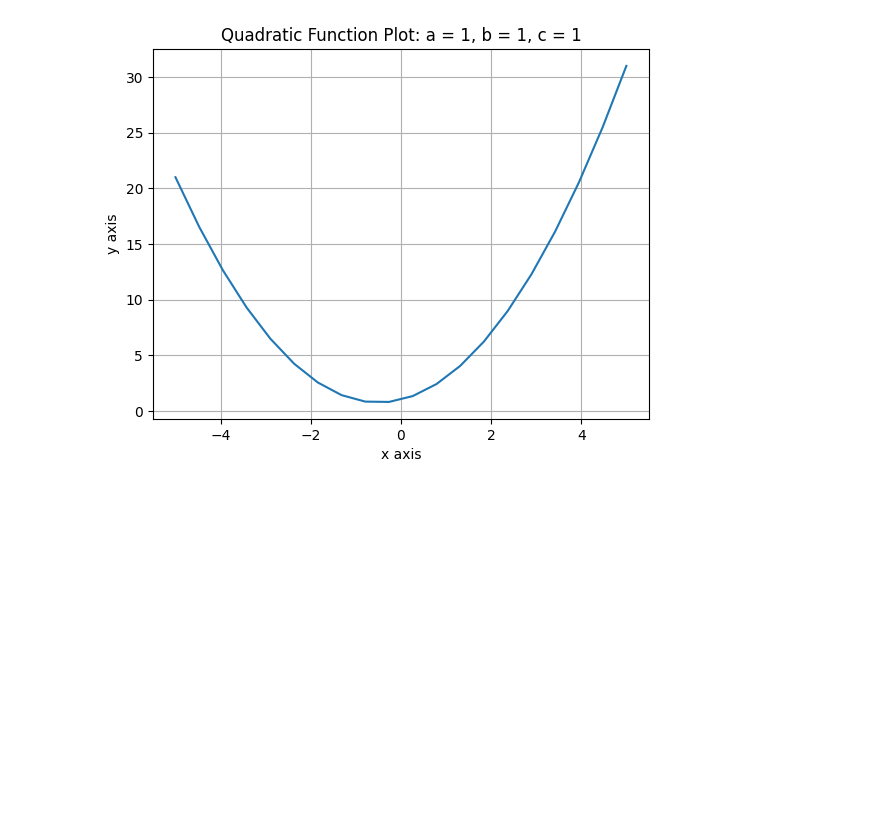
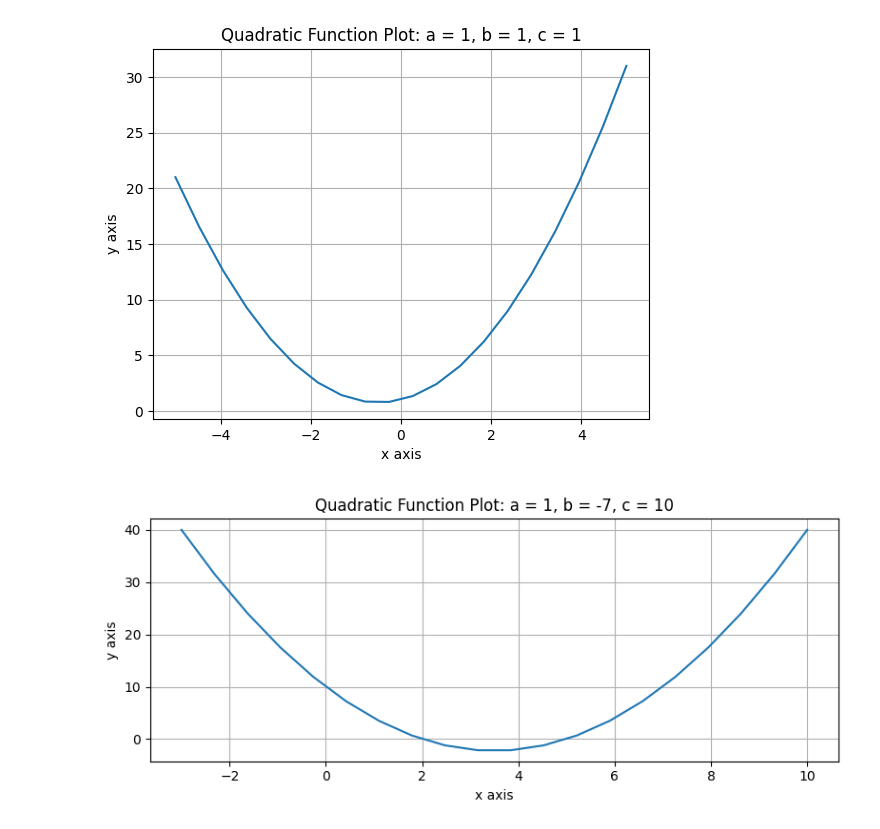
Before and after one commit to ProactiveProgrammers/www.proactiveprogrammers.com, a Jupyter notebook: files/discrete-structures/programming-constructs/calculate-quadratic-roots.ipynb, the cells around one changed output. Cells and saved outputs as stored; diff of their text form; code cells hidden in the pictures; blank space fills up the shorter version.

Commit message:
fix: Remove old graph add add graph with descriptive name for programming-constructs.

```diff
--- a/files/discrete-structures/programming-constructs/calculate-quadratic-roots.ipynb
+++ b/files/discrete-structures/programming-constructs/calculate-quadratic-roots.ipynb
@@ -175,3 +171,26 @@ pyplot.show()
 # 3) Make sure that you call calc_quad_eqn_roots for both functions in 1) and 2)
 # 4) Create a graph using matplotlib for both of the functions in 1) and 2)
 # 5) Write a summary sentence that explains the purpose of calc_quad_eqn_roots
+# %%
+# Create a graph for inclusion in the slides on the Proactive Programmers web site
+# Note: learners who are exploring this material may explore this code while bearing
+# in mind that it may only work with a local Jupyter Lab server run through Poetry
+
+import numpy
+import matplotlib
+from matplotlib import pyplot
+%matplotlib inline
+figure = pyplot.figure()
+pyplot.rcParams["figure.figsize"] = [8.00, 3.50]
+pyplot.rcParams["figure.autolayout"] = True
+x=numpy.linspace(-3,10,20);
+y=1*x**2 + -7*x + 10;
+pyplot.plot(x,y);
+pyplot.title("Quadratic Function Plot: a = 1, b = -7, c = 10")
+pyplot.xlabel("x axis")
+pyplot.ylabel("y axis")
+pyplot.grid()
+pyplot.show()
+figure.savefig("quadratic-graph-one-negativeseven-ten.svg", transparent=True)
+# %% [output]
+[figure, added]
```
Also changed, not shown: parts of 1 cell of this notebook, 2 other files.
